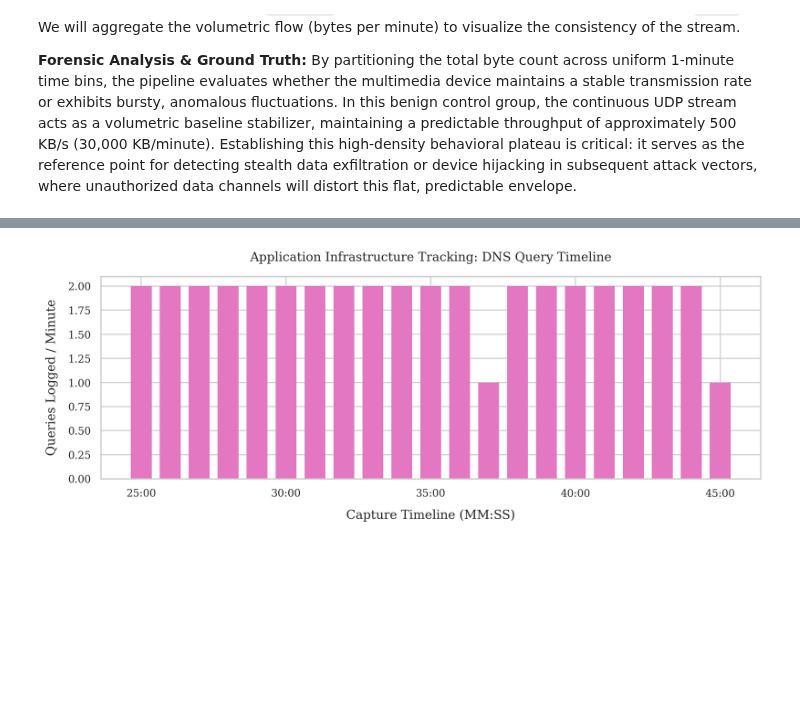
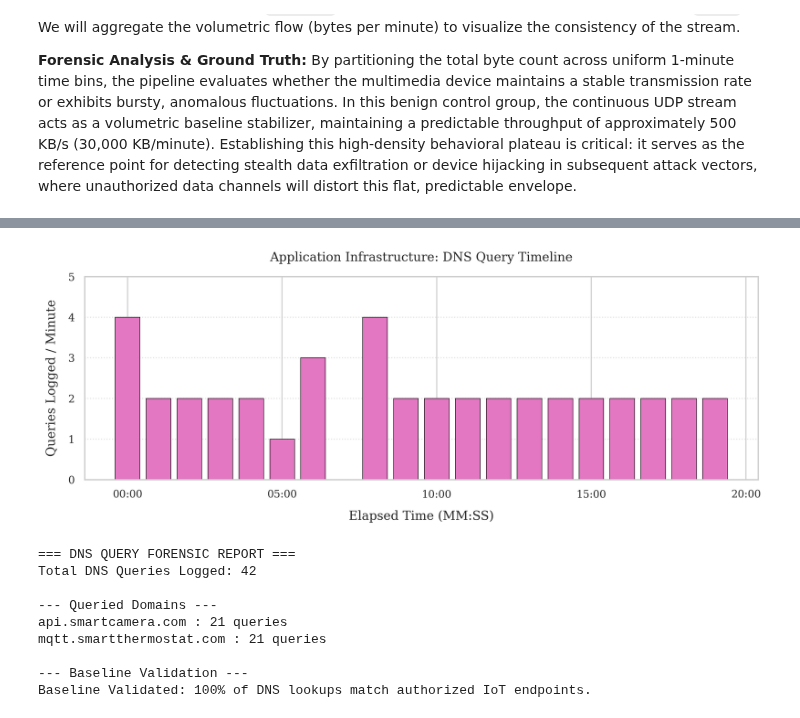
Before and after one commit to thismanera/iot_forensics_project, a Jupyter notebook: code/analysis/scenario1_analysis.ipynb, the cells around one changed output, grey strips where cells are left out. Drawn from its saved outputs; the diff is of its cells as text; code cells hidden in the pictures; blank space fills up the shorter version.

```diff
--- a/code/analysis/scenario1_analysis.ipynb
+++ b/code/analysis/scenario1_analysis.ipynb
@@ -584,20 +825,76 @@ print(f"✅ DNS Queries Validated: Total {total_dns} Queries ({len(camera_dns)}
 # %%
-# Resample DNS query frequency to 1-minute tracking bins
-dns_frequency = dns_df['uid'].resample('1min').count()
-dns_elapsed_min = (dns_frequency.index - conn_df.index.min()).total_seconds() / 60.0
+# ==========================================
+# Infrastructure Services (DNS Profiling)
+# ==========================================
 
+# Resample DNS query frequency
+# CRITICAL FIX: origin='start' prevents wall-clock truncation
+dns_frequency = dns_df['uid'].resample('1min', origin='start').count()
+
+# Apply the '1970' Elapsed Time trick
+capture_start = conn_df.index.min()
+elapsed_time_index = dns_frequency.index - capture_start + pd.to_datetime('1970-01-01')
+
+# Academic Plotting
 fig, ax = plt.subplots(figsize=(10, 4))
-ax.bar(dns_elapsed_min, dns_frequency.values, width=0.8, color='#e377c2', edgecolor='none')
 
-ax.set_title("Application Infrastructure Tracking: DNS Query Timeline", pad=15)
+# For a datetime x-axis, width is calculated in days.
+# 1 minute = 1/(24*60) days. We multiply by 0.8 to leave gaps between bars.
+bar_width = (1 / 1440) * 0.8
+
+ax.bar(elapsed_time_index, dns_frequency.values, width=bar_width, color='#e377c2', edgecolor='black', linewidth=0.5)
+
+ax.set_title("Application Infrastructure: DNS Query Timeline", pad=15)
 ax.set_xlabel("Elapsed Time (MM:SS)", labelpad=10)
 ax.set_ylabel("Queries Logged / Minute", labelpad=10)
-ax.xaxis.set_major_formatter(mticker.FuncFormatter(format_elapsed_mmss))
-ax.set_ylim(bottom=0)
+
+# Standard matplotlib formatter
+ax.xaxis.set_major_formatter(plt.matplotlib.dates.DateFormatter('%M:%S'))
+
+# Set y-axis to handle the low volume of DNS smoothly (forces integers on Y axis)
+ax.yaxis.get_major_locator().set_params(integer=True)
+ax.set_ylim(bottom=0, top=max(3, dns_frequency.max() + 1))
+
+# Add a subtle grid
+ax.grid(True, axis='y', linestyle=':', alpha=0.6)
 
 plt.tight_layout()
-plt.savefig(os.path.join(OUTPUT_DIR, "dns_query_timeline.pdf"), format='pdf', bbox_inches='tight')
+# Uncomment to save the final PDF
+# plt.savefig(os.path.join(OUTPUT_DIR, "dns_query_timeline.pdf"), format='pdf', bbox_inches='tight')
 plt.show()
+
+# ---------------------------------------------------------
+# Automated Domain Resolution Report
+# ---------------------------------------------------------
+print("=== DNS QUERY FORENSIC REPORT ===")
+print(f"Total DNS Queries Logged: {len(dns_df)}\n")
+
+# Check if the 'query' column exists (standard Zeek dns.log feature)
+if 'query' in dns_df.columns:
+    print("--- Queried Domains ---")
+    domain_counts = dns_df['query'].value_counts()
+    for domain, count in domain_counts.items():
+        print(f"{domain} : {count} queries")
+
+    print("\n--- Baseline Validation ---")
+    # Tripwire logic: If there are domains other than your 2 authorized ones, throw an alert
+    unauthorized_domains = domain_counts[~domain_counts.index.isin(['api.smartcamera.com', 'mqtt.smartthermostat.com'])]
+
+    if len(unauthorized_domains) == 0:
+        print("Baseline Validated: 100% of DNS lookups match authorized IoT endpoints.")
+    else:
+        print(f"FORENSIC ALERT: {len(unauthorized_domains)} unauthorized domains requested! Potential DGA or DNS Tunneling.")
+else:
+    print("ℹ️ Note: 'query' column not found in DataFrame. Ensure Zeek dns.log was parsed correctly.")
 # %% [output]
-[figure, old version]
+[figure, new version]
+=== DNS QUERY FORENSIC REPORT ===
+Total DNS Queries Logged: 42
+
+--- Queried Domains ---
+api.smartcamera.com : 21 queries
+mqtt.smartthermostat.com : 21 queries
+
+--- Baseline Validation ---
+Baseline Validated: 100% of DNS lookups match authorized IoT endpoints.
 # %% [markdown]
```
Also changed, not shown: parts of 30 cells of this notebook, 4 other files.
